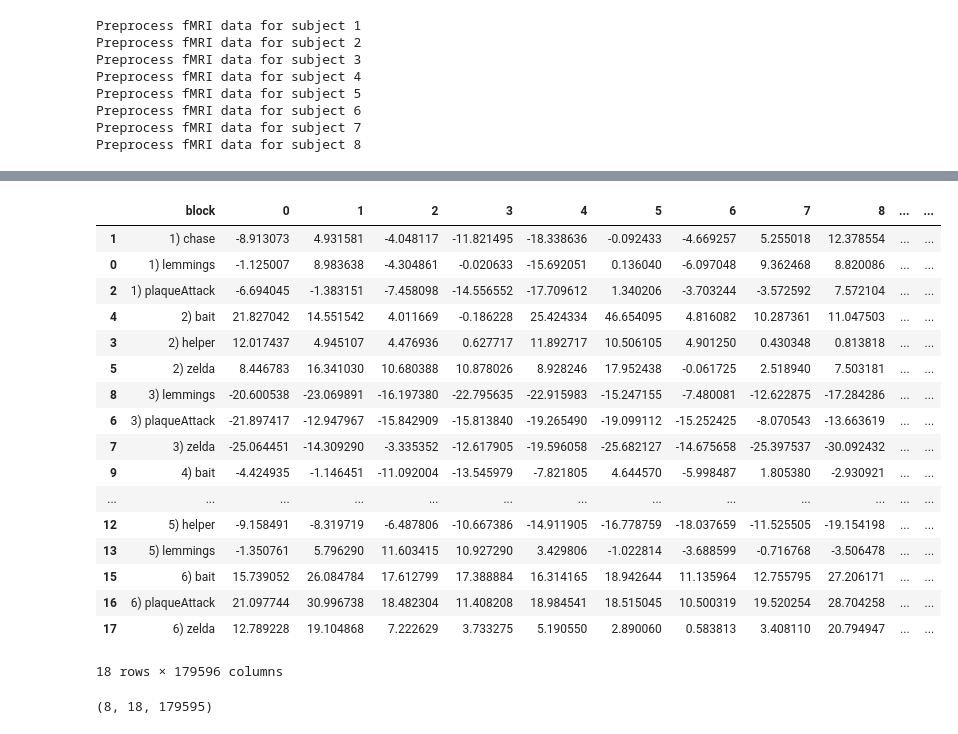
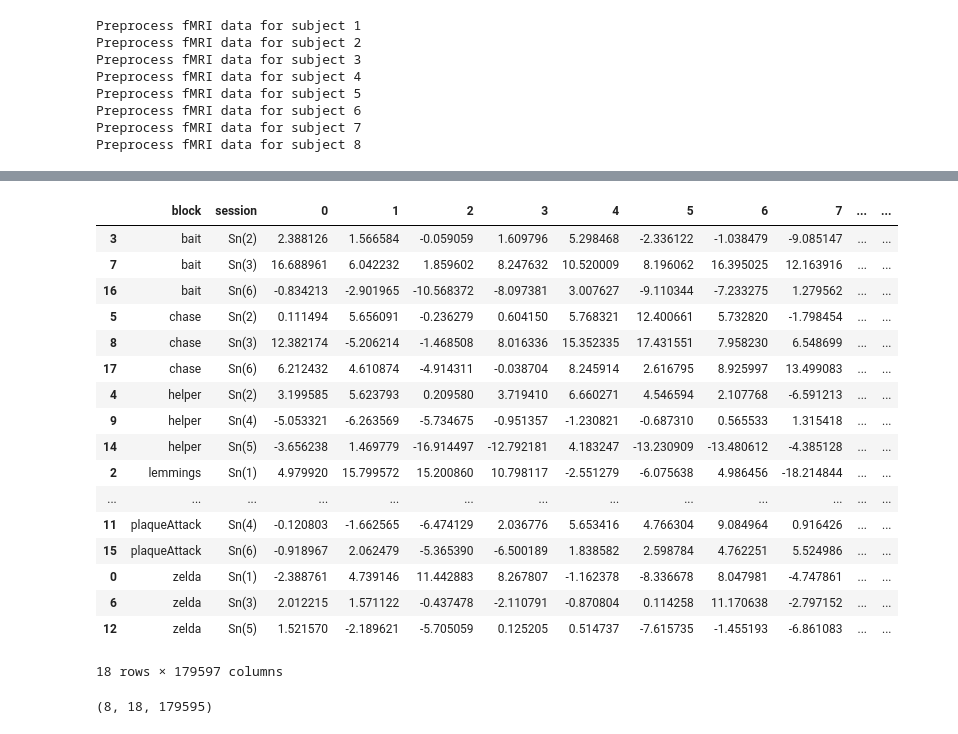
Before and after one commit to tomov/VGDL-fMRI-Python-Data-Analysis, a Jupyter notebook: Multivariate_analyses/ISC_beta_series.ipynb, the cells around one changed output, grey strips where cells are left out. Cells and saved outputs as stored; diff of their text form; code cells hidden in the pictures.

```diff
--- a/Multivariate_analyses/ISC_beta_series.ipynb
+++ b/Multivariate_analyses/ISC_beta_series.ipynb
@@ -404,6 +413,5 @@ block_names
 # %%
 # read in B as pandas df
 df = pd.DataFrame(B_s)
-df.insert(0, 'blocks', block_names) # insert block names as first col
-
-df
+df.insert(0, 'block', blocks) # insert block names as first col
+df.insert(1, 'session', sessions) # insert block names as first col
@@ -429,5 +439,5 @@ df
 # %%
-dfOrdered = df.sort_values(by='blocks') # reorder the matrix based on the 'blocks' column
+dfOrdered = df.sort_values(by=['block','session'], ascending=True) # First look at the name (alphabetic order) then look at the session number
 
 dfOrdered # now the B matrix is in a specific order
 # %% [output]
@@ -452,5 +462,5 @@ dfOrdered # now the B matrix is in a specific order
 # %%
-dfOrdered = dfOrdered.drop('blocks', 1) # don't need the column with the block names anymore
+dfOrdered = dfOrdered.drop(['block', 'session'], axis=1) # don't need these columns anymore, got the Betas in the same order.
 # %%
 B_ordered = dfOrdered.values # convert df to numpy array
 
@@ -486,14 +496,20 @@ def get_in_shape(B_s, names_s):
         stripped_name = cleanup_names(name)
         block_names.append(stripped_name)
 
+    # split the strings by white space to separate the sessions and games
+    splitted = [words for segments in block_names for words in segments.split(' ')]
+    sessions = splitted[0::2] # append to separate lists
+    blocks = splitted[1::2]
+
     #print(block_names)
-
     # read in B as pandas df
     df = pd.DataFrame(B_s)
-    df.insert(0, 'block', block_names) # insert block names as first col
+    df.insert(0, 'block', blocks) # insert block names as first col
+    df.insert(1, 'session', sessions) # insert block names as first col
 
-    dfOrdered = df.sort_values(by='block') # reorder the matrix based on the 'blocks' column
-    dfBold = dfOrdered.drop('block', 1) # don't need the column with the block names anymore
+    # First look at the name (alphabetic order) then look at the session number
+    dfOrdered = df.sort_values(by=['block','session'], ascending=True) # return for sanity checks
+    dfBold = dfOrdered.drop(['block', 'session'], axis=1) # don't need these columns anymore, got the Betas in the same order.
 
     B_ordered = dfBold.values # convert df to numpy array
 
@@ -549,24 +565,24 @@ ordered_dfs[0]
 # %%
-ordered_dfs[1]
+ordered_dfs[4]
 # %% [output]
-|  | block | 0 | 1 | 2 | 3 | 4 | 5 | 6 | 7 | 8 | ... | ... |
-| 1 | 1) chase | -8.913073 | 4.931581 | -4.048117 | -11.821495 | -18.338636 | -0.092433 | -4.669257 | 5.255018 | 12.378554 | ... | ... |
-| 0 | 1) lemmings | -1.125007 | 8.983638 | -4.304861 | -0.020633 | -15.692051 | 0.136040 | -6.097048 | 9.362468 | 8.820086 | ... | ... |
-| 2 | 1) plaqueAttack | -6.694045 | -1.383151 | -7.458098 | -14.556552 | -17.709612 | 1.340206 | -3.703244 | -3.572592 | 7.572104 | ... | ... |
-| 4 | 2) bait | 21.827042 | 14.551542 | 4.011669 | -0.186228 | 25.424334 | 46.654095 | 4.816082 | 10.287361 | 11.047503 | ... | ... |
-| 3 | 2) helper | 12.017437 | 4.945107 | 4.476936 | 0.627717 | 11.892717 | 10.506105 | 4.901250 | 0.430348 | 0.813818 | ... | ... |
-| 5 | 2) zelda | 8.446783 | 16.341030 | 10.680388 | 10.878026 | 8.928246 | 17.952438 | -0.061725 | 2.518940 | 7.503181 | ... | ... |
-| 8 | 3) lemmings | -20.600538 | -23.069891 | -16.197380 | -22.795635 | -22.915983 | -15.247155 | -7.480081 | -12.622875 | -17.284286 | ... | ... |
-| 6 | 3) plaqueAttack | -21.897417 | -12.947967 | -15.842909 | -15.813840 | -19.265490 | -19.099112 | -15.252425 | -8.070543 | -13.663619 | ... | ... |
-| 7 | 3) zelda | -25.064451 | -14.309290 | -3.335352 | -12.617905 | -19.596058 | -25.682127 | -14.675658 | -25.397537 | -30.092432 | ... | ... |
-| 9 | 4) bait | -4.424935 | -1.146451 | -11.092004 | -13.545979 | -7.821805 | 4.644570 | -5.998487 | 1.805380 | -2.930921 | ... | ... |
+|  | block | session | 0 | 1 | 2 | 3 | 4 | 5 | 6 | 7 | ... | ... |
+| 3 | bait | Sn(2) | 2.388126 | 1.566584 | -0.059059 | 1.609796 | 5.298468 | -2.336122 | -1.038479 | -9.085147 | ... | ... |
+| 7 | bait | Sn(3) | 16.688961 | 6.042232 | 1.859602 | 8.247632 | 10.520009 | 8.196062 | 16.395025 | 12.163916 | ... | ... |
+| 16 | bait | Sn(6) | -0.834213 | -2.901965 | -10.568372 | -8.097381 | 3.007627 | -9.110344 | -7.233275 | 1.279562 | ... | ... |
+| 5 | chase | Sn(2) | 0.111494 | 5.656091 | -0.236279 | 0.604150 | 5.768321 | 12.400661 | 5.732820 | -1.798454 | ... | ... |
+| 8 | chase | Sn(3) | 12.382174 | -5.206214 | -1.468508 | 8.016336 | 15.352335 | 17.431551 | 7.958230 | 6.548699 | ... | ... |
+| 17 | chase | Sn(6) | 6.212432 | 4.610874 | -4.914311 | -0.038704 | 8.245914 | 2.616795 | 8.925997 | 13.499083 | ... | ... |
+| 4 | helper | Sn(2) | 3.199585 | 5.623793 | 0.209580 | 3.719410 | 6.660271 | 4.546594 | 2.107768 | -6.591213 | ... | ... |
+| 9 | helper | Sn(4) | -5.053321 | -6.263569 | -5.734675 | -0.951357 | -1.230821 | -0.687310 | 0.565533 | 1.315418 | ... | ... |
+| 14 | helper | Sn(5) | -3.656238 | 1.469779 | -16.914497 | -12.792181 | 4.183247 | -13.230909 | -13.480612 | -4.385128 | ... | ... |
+| 2 | lemmings | Sn(1) | 4.979920 | 15.799572 | 15.200860 | 10.798117 | -2.551279 | -6.075638 | 4.986456 | -18.214844 | ... | ... |
 | ... | ... | ... | ... | ... | ... | ... | ... | ... | ... | ... | ... | ... |
-| 12 | 5) helper | -9.158491 | -8.319719 | -6.487806 | -10.667386 | -14.911905 | -16.778759 | -18.037659 | -11.525505 | -19.154198 | ... | ... |
-| 13 | 5) lemmings | -1.350761 | 5.796290 | 11.603415 | 10.927290 | 3.429806 | -1.022814 | -3.688599 | -0.716768 | -3.506478 | ... | ... |
-| 15 | 6) bait | 15.739052 | 26.084784 | 17.612799 | 17.388884 | 16.314165 | 18.942644 | 11.135964 | 12.755795 | 27.206171 | ... | ... |
-| 16 | 6) plaqueAttack | 21.097744 | 30.996738 | 18.482304 | 11.408208 | 18.984541 | 18.515045 | 10.500319 | 19.520254 | 28.704258 | ... | ... |
-| 17 | 6) zelda | 12.789228 | 19.104868 | 7.222629 | 3.733275 | 5.190550 | 2.890060 | 0.583813 | 3.408110 | 20.794947 | ... | ... |
+| 11 | plaqueAttack | Sn(4) | -0.120803 | -1.662565 | -6.474129 | 2.036776 | 5.653416 | 4.766304 | 9.084964 | 0.916426 | ... | ... |
+| 15 | plaqueAttack | Sn(6) | -0.918967 | 2.062479 | -5.365390 | -6.500189 | 1.838582 | 2.598784 | 4.762251 | 5.524986 | ... | ... |
+| 0 | zelda | Sn(1) | -2.388761 | 4.739146 | 11.442883 | 8.267807 | -1.162378 | -8.336678 | 8.047981 | -4.747861 | ... | ... |
+| 6 | zelda | Sn(3) | 2.012215 | 1.571122 | -0.437478 | -2.110791 | -0.870804 | 0.114258 | 11.170638 | -2.797152 | ... | ... |
+| 12 | zelda | Sn(5) | 1.521570 | -2.189621 | -5.705059 | 0.125205 | 0.514737 | -7.615735 | -1.455193 | -6.861083 | ... | ... |
-18 rows × 179596 columns
+18 rows × 179597 columns
 # %%
 ISC_arr.shape # wrong shape
 # %% [output]
```
Also changed, not shown: parts of 11 cells of this notebook.
